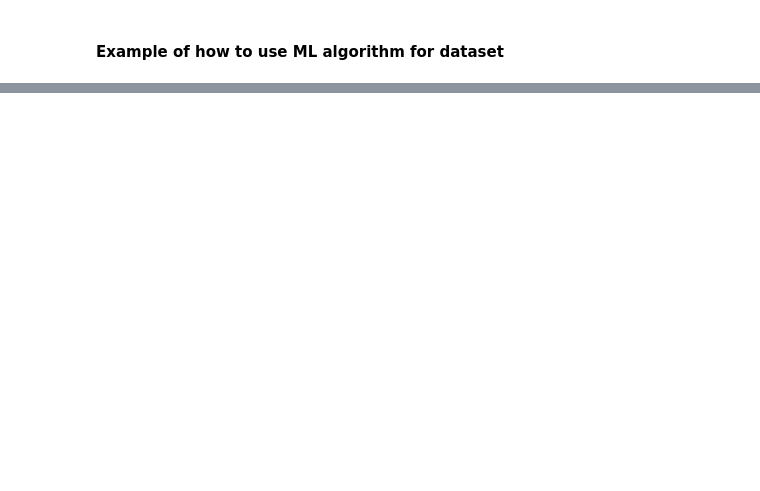
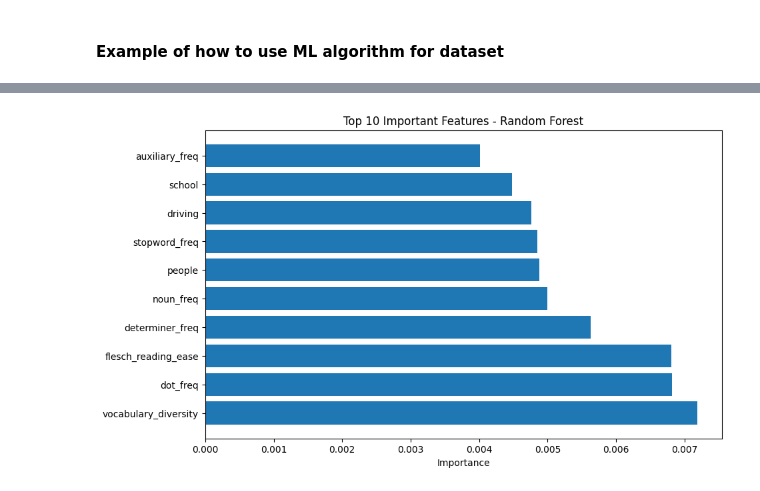
Before and after one commit to javanster/LLM-Human-Classifier, a Jupyter notebook: preprocessing.ipynb, the cells around one changed output, grey strips where cells are left out. Cells and saved outputs as stored; diff of their text form; code cells hidden in the pictures; blank space fills up the shorter version.

```diff
--- a/preprocessing.ipynb
+++ b/preprocessing.ipynb
@@ -293,6 +293,12 @@ valid_data['tokenized_text'] after removing stopwords: 0    [_, ,, _, _and, fact
 3    [cars, one, advanced, invention, world, ;, las...
 4    [cars, even, really, necessary, ?, vehicles, c...
 Name: tokenized_text, dtype: object
+# %%
+# Remove non-alphabetic characters
+valid_data['tokenized_text'] = valid_data['tokenized_text'].apply(lambda x: [word for word in x if word.isalpha()])
+if runAll:
+    train_and_pretest_data['tokenized_text'] = train_and_pretest_data['tokenized_text'].apply(lambda x: [word for word in x if word.isalpha()])
+    test_data['tokenized_text'] = test_data['tokenized_text'].apply(lambda x: [word for word in x if word.isalpha()])
 # %%
 # Lemmatization
 
@@ -366,4 +372,6 @@ if runAll: # then use the same 5000 tokens for all 3 datasets, based on train_an
     test_data_sparse = vectorizer.transform(test_data['text_for_tfidf'])
 
 valid_data_sparse.shape
+sparse_matrices_feature_names = vectorizer.get_feature_names_out()
+sparse_matrices_feature_names[:100]
 # %% [output]
@@ -407,10 +434,14 @@ valid_data.head()
 # %%
 # Save the sparse matrix and DataFrames
 from scipy.sparse import save_npz
+import pickle
 
 save_npz('valid_data_x_sparse.npz', valid_data_sparse)
 valid_data.to_csv('valid_data_x_dense.csv', index=False)
 valid_data_y.to_csv('valid_data_y.csv', index=False)
+
+with open('sparse_matrices_feature_names.pkl', 'wb') as f:
+    pickle.dump(sparse_matrices_feature_names, f)
 
 if runAll:
     save_npz('train_and_pretest_data_x_sparse.npz', train_and_pretest_data_sparse)
@@ -458,9 +489,13 @@ import pandas as pd
 from scipy.sparse import load_npz
 from scipy.sparse import csr_matrix
 from scipy.sparse import hstack
+import pickle
 
 valid_data_x_sparse = load_npz('valid_data_x_sparse.npz')
 valid_data_x_dense = pd.read_csv('valid_data_x_dense.csv')
+
+with open('sparse_matrices_feature_names.pkl', 'rb') as f:
+    sparse_matrices_feature_names = pickle.load(f)
 
 # Combine the loaded sparse matrix with the additional features
 valid_data_x = hstack([valid_data_x_sparse, csr_matrix(valid_data_x_dense.values)]).toarray()
@@ -468,6 +503,7 @@ valid_data_y = pd.read_csv('valid_data_y.csv')
 
 print(valid_data_x.shape)
 print(valid_data_y.shape)
+print(sparse_matrices_feature_names.shape)
 # %% [output]
 (1679, 5017)
 (1679, 1)
@@ -509,0 +513,65 @@ weighted avg       0.59      0.77      0.67       336
+# %%
+import pandas as pd
+from scipy.sparse import load_npz, csr_matrix, hstack
+import numpy as np
+from sklearn.model_selection import train_test_split
+from sklearn.ensemble import RandomForestClassifier
+from sklearn.linear_model import LogisticRegression
+from sklearn.metrics import accuracy_score, classification_report
+import matplotlib.pyplot as plt
+
+# Load datasets
+valid_data_x_sparse = load_npz('valid_data_x_sparse.npz')
+valid_data_x_dense = pd.read_csv('valid_data_x_dense.csv')
+valid_data_y = pd.read_csv('valid_data_y.csv')
+
+# Append names of dense features
+feature_names = list(sparse_matrices_feature_names) + list(valid_data_x_dense.columns)  # Explicitly convert to list
+
+# Combine the loaded sparse matrix with the additional features from the dense DataFrame
+valid_data_x = hstack([valid_data_x_sparse, csr_matrix(valid_data_x_dense.values)]).toarray()
+
+# Print the shapes of the combined data matrices
+print("Features matrix shape:", valid_data_x.shape)
+print("Target vector shape:", valid_data_y.shape)
+
+# Split the data into training and testing sets
+X_train, X_test, y_train, y_test = train_test_split(
+    valid_data_x, valid_data_y, test_size=0.2, random_state=42)
+
+# Initialize and train the Random Forest classifier
+random_forest = RandomForestClassifier(n_estimators=100, random_state=42)
+random_forest.fit(X_train, y_train.values.ravel())
+
+# Feature importance from Random Forest
+rf_importances = random_forest.feature_importances_
+rf_feature_importance = pd.DataFrame({'Feature': feature_names, 'Importance': rf_importances})
+print("Top 10 important features in Random Forest:")
+print(rf_feature_importance.sort_values(by='Importance', ascending=False).head(10))
+
+# Initialize and train the Logistic Regression model
+logistic_regression = LogisticRegression(max_iter=1000, random_state=42)
+logistic_regression.fit(X_train, y_train.values.ravel())
+
+# Feature importance from Logistic Regression (coefficients)
+lr_importances = np.abs(logistic_regression.coef_[0])
+lr_feature_importance = pd.DataFrame({'Feature': feature_names, 'Importance': lr_importances})
+print("Top 10 important features in Logistic Regression:")
+print(lr_feature_importance.sort_values(by='Importance', ascending=False).head(10))
+
+# Plot feature importance from Random Forest
+plt.figure(figsize=(10, 6))
+rf_top_features = rf_feature_importance.sort_values(by='Importance', ascending=False).head(10)
+plt.barh(rf_top_features['Feature'], rf_top_features['Importance'])
+plt.title('Top 10 Important Features - Random Forest')
+plt.xlabel('Importance')
+plt.show()
+
+# Plot feature importance from Logistic Regression
+plt.figure(figsize=(10, 6))
+lr_top_features = lr_feature_importance.sort_values(by='Importance', ascending=False).head(10)
+plt.barh(lr_top_features['Feature'], lr_top_features['Importance'])
+plt.title('Top 10 Important Features - Logistic Regression')
+plt.xlabel('Importance')
+plt.show()
+# %% [output]
@@ -509,0 +595 @@ weighted avg       0.59      0.77      0.67       336
+[figure, added]
```
Also changed, not shown: parts of 6 cells of this notebook, 2 other files.
